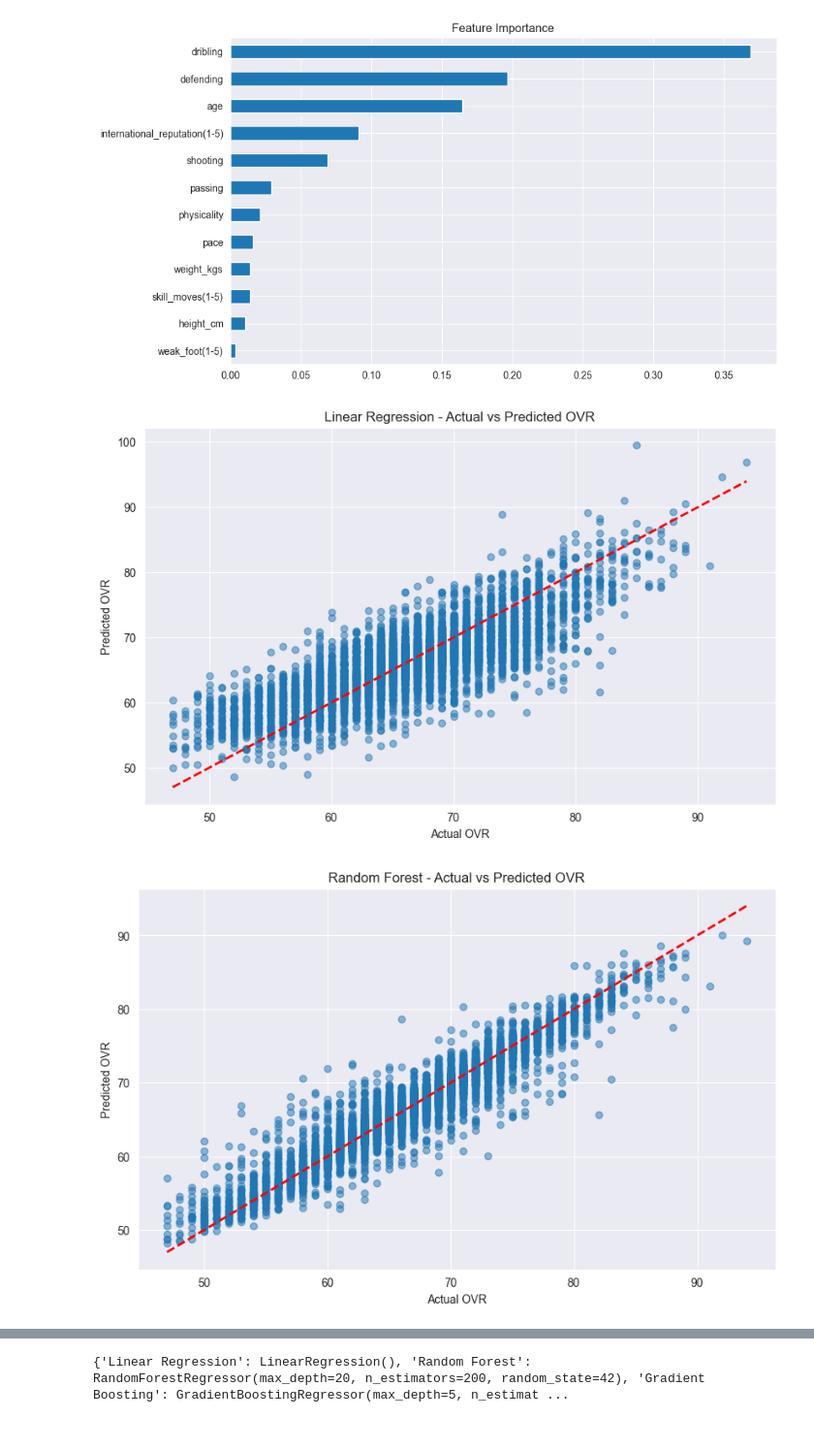
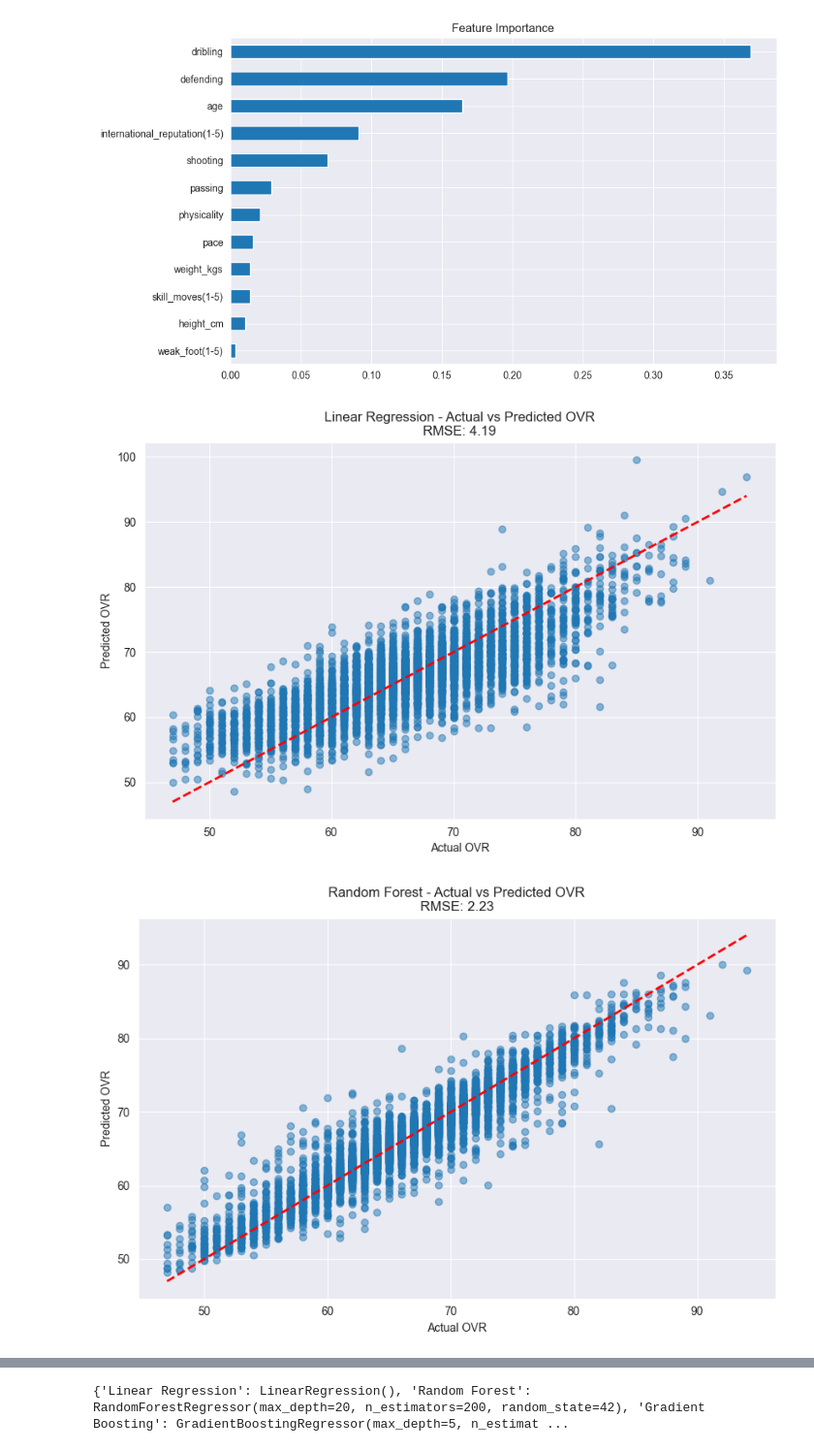
Before and after one commit to Razvan29387/Proiect_ML1, a Jupyter notebook: proiect.ipynb, the cells around one changed output, grey strips where cells are left out. Shown at 97% size. Drawn from its saved outputs; the diff is of its cells as text; code cells hidden in the pictures.

```diff
--- a/proiect.ipynb
+++ b/proiect.ipynb
@@ -445,0 +341,38 @@ Gradient Boosting CV R²: 0.90 ± 0.00
+# %%
+from sklearn.model_selection import GridSearchCV
+
+# Define parameter grids
+param_grids = {
+    "Linear Regression": {},  # No hyperparameters to tune
+    "Random Forest": {
+        'n_estimators': [100, 200],
+        'max_depth': [10, 20, None],
+        'min_samples_split': [2, 5]
+    },
+    "Gradient Boosting": {
+        'n_estimators': [100, 200],
+        'learning_rate': [0.01, 0.1],
+        'max_depth': [3, 5]
+    }
+}
+
+# Store best models
+best_models = {}
+
+# Perform GridSearchCV
+for name, model in models.items():
+    if param_grids[name]:  # Only run GridSearch if there are parameters to tune
+        grid_search = GridSearchCV(
+            model,
+            param_grids[name],
+            cv=5,
+            scoring=['neg_mean_squared_error', 'neg_root_mean_squared_error'],
+            refit='neg_root_mean_squared_error',
+            n_jobs=-1
+        )
+        X_train_data = X_train_scaled if name == "Linear Regression" else X_train
+        grid_search.fit(X_train_data, y_train)
+        best_models[name] = grid_search.best_estimator_
+        print(f"{name} Best Params: {grid_search.best_params_}")
+    else:
+        best_models[name] = model  # Use the original model if no tuning
@@ -455,25 +468,28 @@ plt.show()
 # %%
 import pandas as pd
 
 for name, model in best_models.items():
     # Alegeți setul de test corespunzător
     X_test_data = X_test_scaled if name == "Linear Regression" else X_test
 
     # Pentru modelele care cer nume de coloane, convertim X_test într-un DataFrame
     if name != "Linear Regression":
         X_test_data = pd.DataFrame(X_test_data, columns=features)  # 'features' reprezintă numele coloanelor originale
 
     # Predicția
     y_pred = model.predict(X_test_data)
 
+    # Calculul RMSE
+    rmse = np.sqrt(mean_squared_error(y_test, y_pred))
+
     # Vizualizarea rezultatelor
     plt.figure(figsize=(10, 6))
     plt.scatter(y_test, y_pred, alpha=0.5)
     plt.plot([y_test.min(), y_test.max()], [y_test.min(), y_test.max()], 'r--', lw=2)
     plt.xlabel('Actual OVR')
     plt.ylabel('Predicted OVR')
-    plt.title(f'{name} - Actual vs Predicted OVR')
+    plt.title(f'{name} - Actual vs Predicted OVR\nRMSE: {rmse:.2f}')
     plt.show()
 # %% [output]
-[figure, old version]
+[figure, new version]
-[figure, old version]
+[figure, new version]
```
Also changed, not shown: parts of 18 cells of this notebook.
